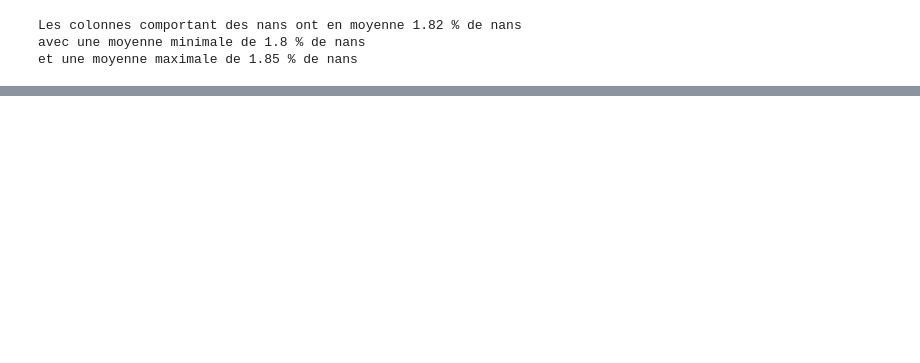
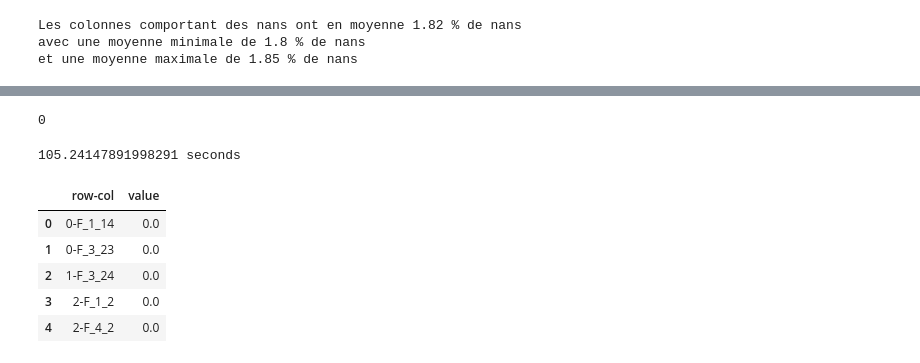
Before and after one commit to jadelsoufi/tabular-playground-series-jun-2022, a Jupyter notebook: EDA.ipynb, the cells around one changed output, grey strips where cells are left out. Drawn from its saved outputs; the diff is of its cells as text; code cells hidden in the pictures; blank space fills up the shorter version.

```diff
--- a/EDA.ipynb
+++ b/EDA.ipynb
@@ -114,0 +159,3 @@ et une moyenne maximale de 1.85 % de nans
+# %%
+for col in list(d.keys()):
+    data[col][data[col].isna()] = d[col]
@@ -114,0 +185,35 @@ et une moyenne maximale de 1.85 % de nans
+# %%
+for col in data.columns:
+    data[col] = data[col].fillna(data[col].mean())
+# %%
+data.isna().sum().sum()
+# %% [output]
+0
+# %%
+def automated_sub_func_melt(data, sub):
+
+    melt_data = pd.melt(data.reset_index(), id_vars='row_id', value_vars=data.columns, var_name='Column', value_name='Value')
+    melt_data['row_id'] = melt_data['row_id'].astype(np.int32)
+    melt_data['row-col'] = melt_data['row_id'].astype(str) + '-' + melt_data['Column']
+    melt_data = melt_data.loc[melt_data['row-col'].isin(sub['row-col']), :]
+    melt_data['sort1'] = melt_data['Column'].str.split('_', expand=True)[1]
+    melt_data['sort1'] = melt_data['sort1'].astype(np.int8)
+    melt_data['sort2'] = melt_data['Column'].str.split('_', expand=True)[2]
+    melt_data['sort2'] = melt_data['sort2'].astype(np.int8)
+    melt_data.sort_values(['row_id', 'sort1', 'sort2'], ascending=True, inplace=True)
+    sub['value'] = melt_data['Value'].values
+    return sub
+# %%
+import time
+start_time = time.time()
+new_sub = automated_sub_func_melt(data, sub.copy())
+print(time.time() - start_time, "seconds")
+new_sub.head()
+# %% [output]
+105.24147891998291 seconds
+|  | row-col | value |
+| 0 | 0-F_1_14 | 0.0 |
+| 1 | 0-F_3_23 | 0.0 |
+| 2 | 1-F_3_24 | 0.0 |
+| 3 | 2-F_1_2 | 0.0 |
+| 4 | 2-F_4_2 | 0.0 |
```
Also changed, not shown: parts of 9 cells of this notebook.
